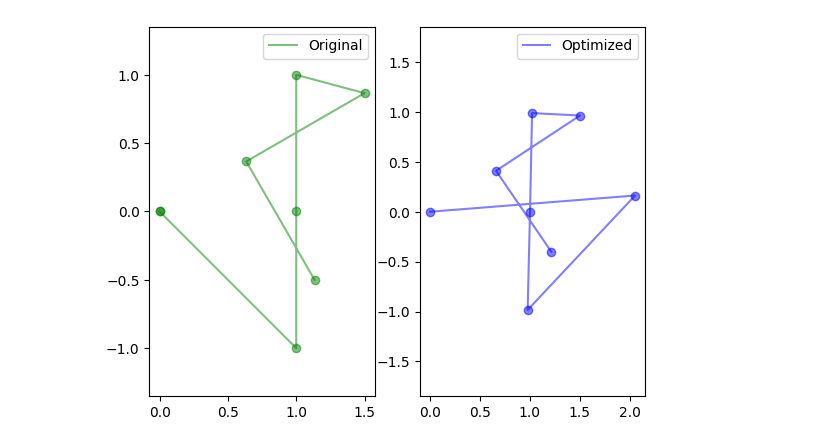
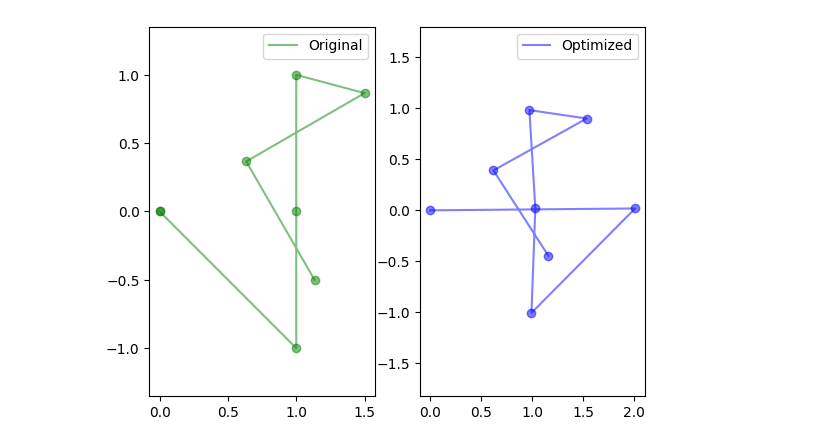
Before and after one commit to KunSong-L/Distributed-Multi-Robot-Topological-Map, a Jupyter notebook: self_topoexplore/src/pose_graph_opt/main.ipynb, the cells around one changed output. Drawn from its saved outputs; the diff is of its cells as text; code cells hidden in the pictures.

Commit message:
finish pose opt part

```diff
--- a/self_topoexplore/src/pose_graph_opt/main.ipynb
+++ b/self_topoexplore/src/pose_graph_opt/main.ipynb
@@ -163,35 +95,37 @@ process.wait()
 # %%
 import matplotlib.pyplot as plot
-import numpy
+import numpy as np
 import sys
-from optparse import OptionParser
-
 
 # Read the original and optimized poses files.
-poses_original = None
+tmp = c_real + c0_vertex + c1_vertex_world
+poses_original = np.array(tmp)
 
-poses_original = numpy.genfromtxt("poses_original.txt", usecols = (1, 2))
+rows = output_data.split('\n')
+# 将每行分割成字符串数组
+data_list = [row.split() for row in rows]
+# 将字符串数组转换为浮点数数组
+data_arr = np.array(data_list, dtype=float)
 
-poses_optimized = None
-poses_optimized = numpy.genfromtxt("poses_optimized.txt", usecols = (1, 2))
+poses_optimized = data_arr[:,1:-1]
 
 # Plots the results for the specified poses.
 plot.figure()
 plot.subplot(121)
 plot.plot(poses_original[:, 0], poses_original[:, 1], '-', label="Original",
             alpha=0.5, color="green")
 plot.scatter(poses_original[:, 0], poses_original[:, 1],
 alpha=0.5, color="green")
 plot.axis('equal')
 plot.legend()
 plot.subplot(122)
 plot.plot(poses_optimized[:, 0], poses_optimized[:, 1], '-', label="Optimized",
             alpha=0.5, color="blue")
 plot.scatter(poses_optimized[:, 0], poses_optimized[:, 1],
             alpha=0.5, color="blue")
 plot.axis('equal')
 plot.legend()
 # Show the plot and wait for the user to close.
 plot.show()
 # %% [output]
-[figure, old version]
+[figure, new version]
```
Also changed, not shown: parts of 2 cells of this notebook, 10 other files.
